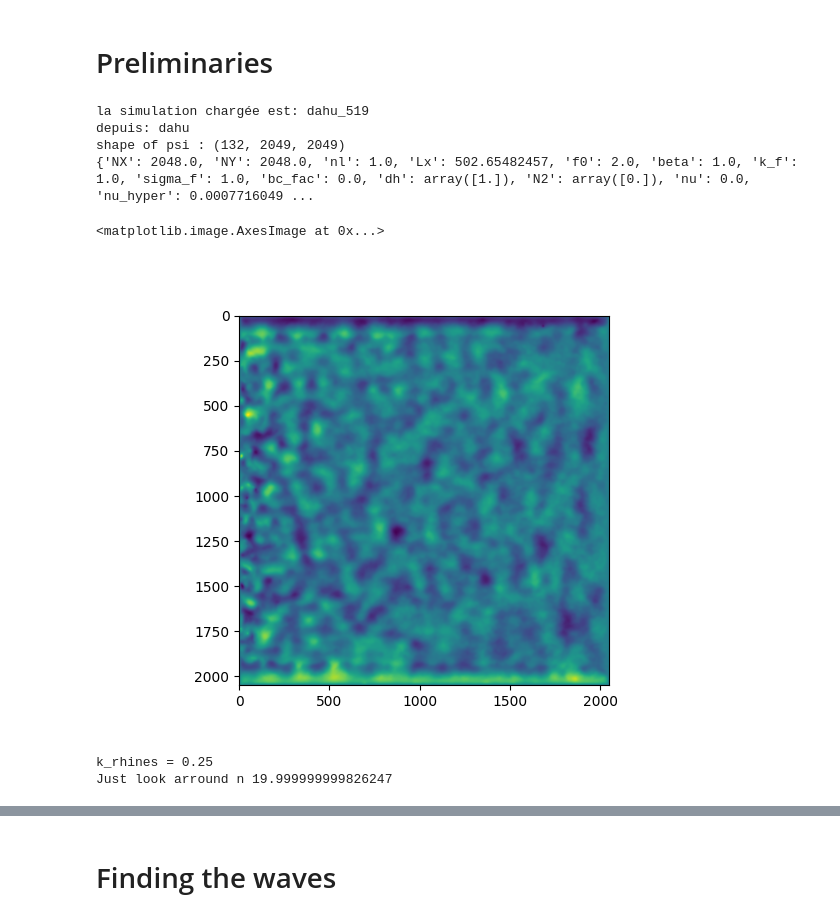
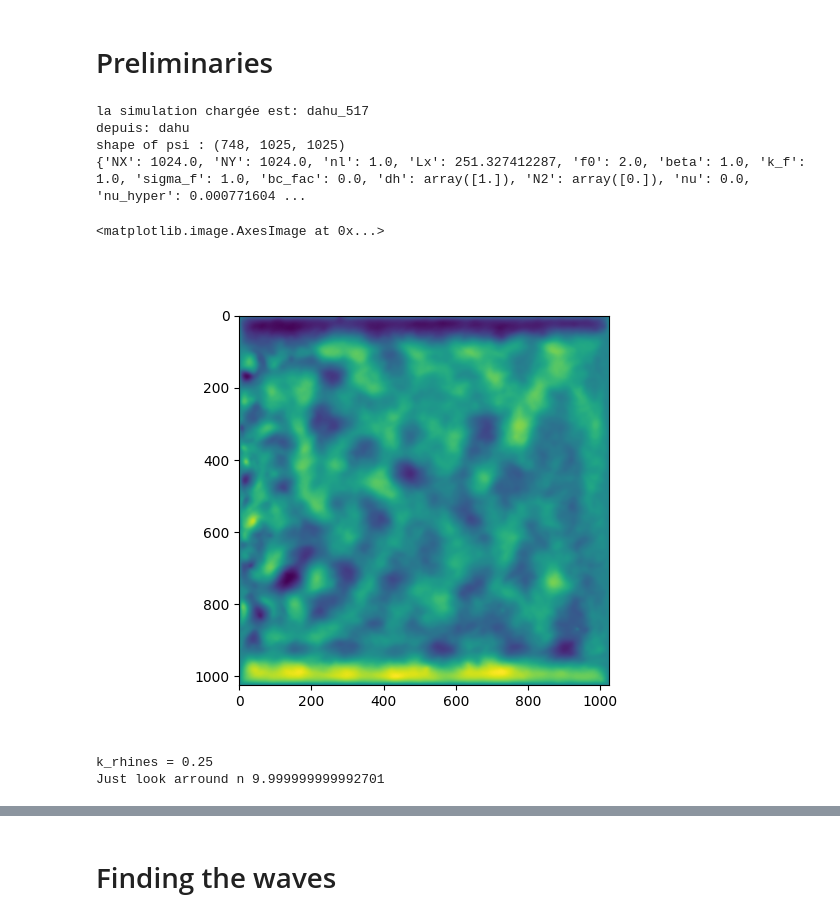
Before and after one commit to LennardMiller/Stage_M2, a Jupyter notebook: Basin Mode Projection/Rossby_diag_closed_case.ipynb, the cells around one changed output, grey strips where cells are left out. Drawn from its saved outputs; the diff is of its cells as text; code cells hidden in the pictures.

```diff
--- a/Basin Mode Projection/Rossby_diag_closed_case.ipynb
+++ b/Basin Mode Projection/Rossby_diag_closed_case.ipynb
@@ -17,7 +17,7 @@ from joblib import Parallel, delayed
 
 
 # Number of simulation
-n = 519
+n = 517
 
 # Choose between 'local' or 'dahu'
 where = 'dahu'
@@ -47,37 +47,37 @@ dataset = xr.open_dataset(Path + filenames[0],chunks={'time': 10})
 
 # Load variables in chunks
 t = dataset['time'].data
 x = dataset['x'].data
 y = dataset['y'].data
 psi = dataset['psi'].isel( level=0).data
 q = dataset['q'].isel(level=0).data
 print("shape of psi :",np.shape(psi))
 # Lecture des paramètres :
 param = io.read_params(Path)
 print(param)
 f0 = param['f0']
 beta = param['beta']
 hEkb = param['hEkb']
 dh = param['dh'][0]
 Lx = param['Lx']
 nx = int(param['NX'])
 ny = int(param['NY'])
 k_f = param['k_f']
 sigma_f = param['sigma_f']
 bc_fac = param['bc_fac']
 nu_hyper = param['nu_hyper']
 n_hyper = param['n_hyper']
 dt_out = param['dt_out']
 
 plt.figure()
 plt.imshow(psi[-2, :, :])
 # %% [output]
-la simulation chargée est: dahu_519
+la simulation chargée est: dahu_517
 depuis: dahu
-shape of psi : (132, 2049, 2049)
-{'NX': 2048.0, 'NY': 2048.0, 'nl': 1.0, 'Lx': 502.65482457, 'f0': 2.0, 'beta': 1.0, 'k_f': 1.0, 'sigma_f': 1.0, 'bc_fac': 0.0, 'dh': array([1.]), 'N2': array([0.]), 'nu': 0.0, 'nu_hyper': 0.0007716049 ...
+shape of psi : (748, 1025, 1025)
+{'NX': 1024.0, 'NY': 1024.0, 'nl': 1.0, 'Lx': 251.327412287, 'f0': 2.0, 'beta': 1.0, 'k_f': 1.0, 'sigma_f': 1.0, 'bc_fac': 0.0, 'dh': array([1.]), 'N2': array([0.]), 'nu': 0.0, 'nu_hyper': 0.000771604 ...
 <matplotlib.image.AxesImage at 0x...>
-[figure, old version]
+[figure, new version]
 # %%
 def project_basin(q, m, n, L, norm = 0):
     ''' gives back complex amplitude that describes the projection of the field q onto the basin mode n,m. Projection on q gives the energy (in which case norm = 1 gives the proper normalisation), but works on any field.'''
@@ -111,7 +111,7 @@ n=Lx*(k_rhines)/(2*np.pi)
 print("Just look arround n",n)
 # %% [output]
 k_rhines = 0.25
-Just look arround n 19.999999999826247
+Just look arround n 9.999999999992701
 # %%
 m_sel=15
 n_sel=16
```
Also changed, not shown: parts of 21 cells of this notebook, 13 other files.
